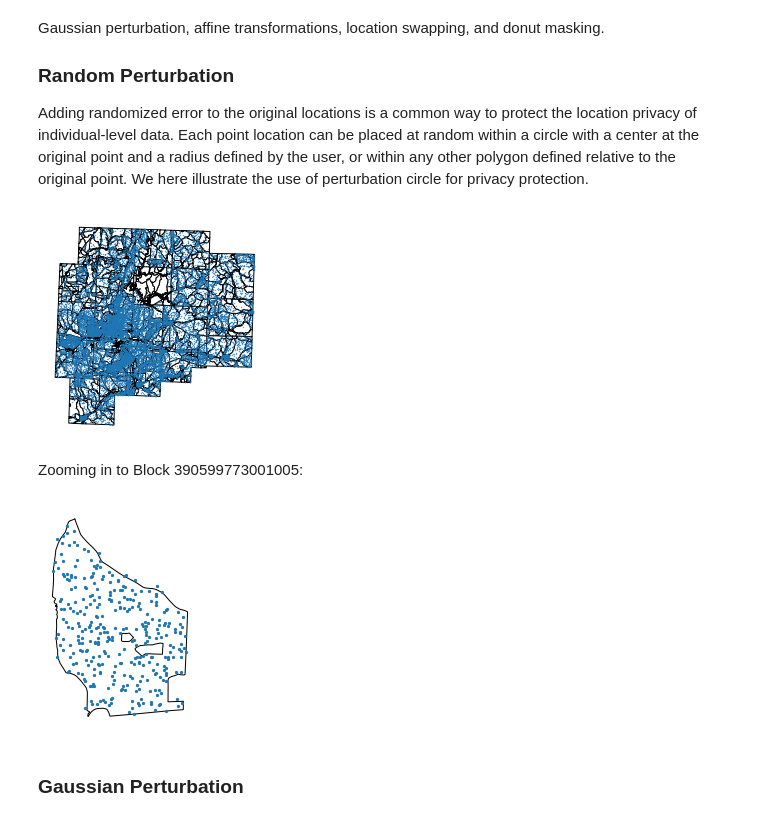
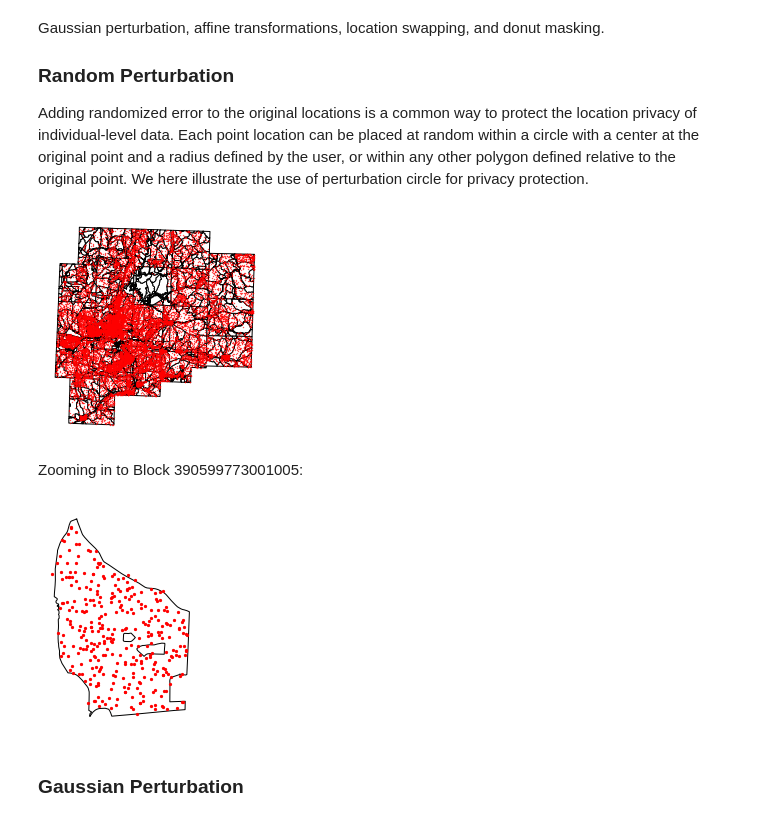
Before and after one commit to linyuehzzz/ucgis-iguide-geoprivacy, a Jupyter notebook: geomasking.ipynb, the cells around one changed output. Cells and saved outputs as stored; diff of their text form; code cells hidden in the pictures.

```diff
--- a/geomasking.ipynb
+++ b/geomasking.ipynb
@@ -60,35 +61,35 @@ Adding randomized error to the original locations is a common way to protect the
 # %%
 import random
 from shapely.geometry import Point
 
 radius = 50     # user-defined radius
 
 def get_random_point_in_polygon(buf):
     minx, miny, maxx, maxy = buf.bounds
     while True:
         p = Point(random.uniform(minx, maxx), random.uniform(miny, maxy))
         if buf.contains(p):
             return p
 
 gdf_rp = gdf.copy()
 buf = gdf_rp.buffer(radius)
 for index, row in buf.iteritems():
     new_pt = get_random_point_in_polygon(row)
     gdf_rp.at[index, 'geometry'] = new_pt
 
 base = poly.plot(color='white', edgecolor='black')
-ax = gdf_rp.plot(ax=base, markersize=0.1)
+ax = gdf_rp.plot(ax=base, markersize=0.1, color='red')
 ax.set_axis_off()
 # %% [output]
-[figure, old version]
+[figure, new version]
 # %% [markdown]
 Zooming in to Block 390599773001005:
 # %%
 base = poly.loc[[1610],'geometry'].plot(color='white', edgecolor='black')
-ax = gdf_rp[gdf_rp["Block"] == blockid].plot(ax=base, markersize=5)
+ax = gdf_rp[gdf_rp["Block"] == blockid].plot(ax=base, markersize=5, color='red')
 ax.set_axis_off()
 # %% [output]
-[figure, old version]
+[figure, new version]
 # %% [markdown]
 <a id='geomasking2'></a>
 ### Gaussian Perturbation
```
Also changed, not shown: parts of 1 cell of this notebook.
